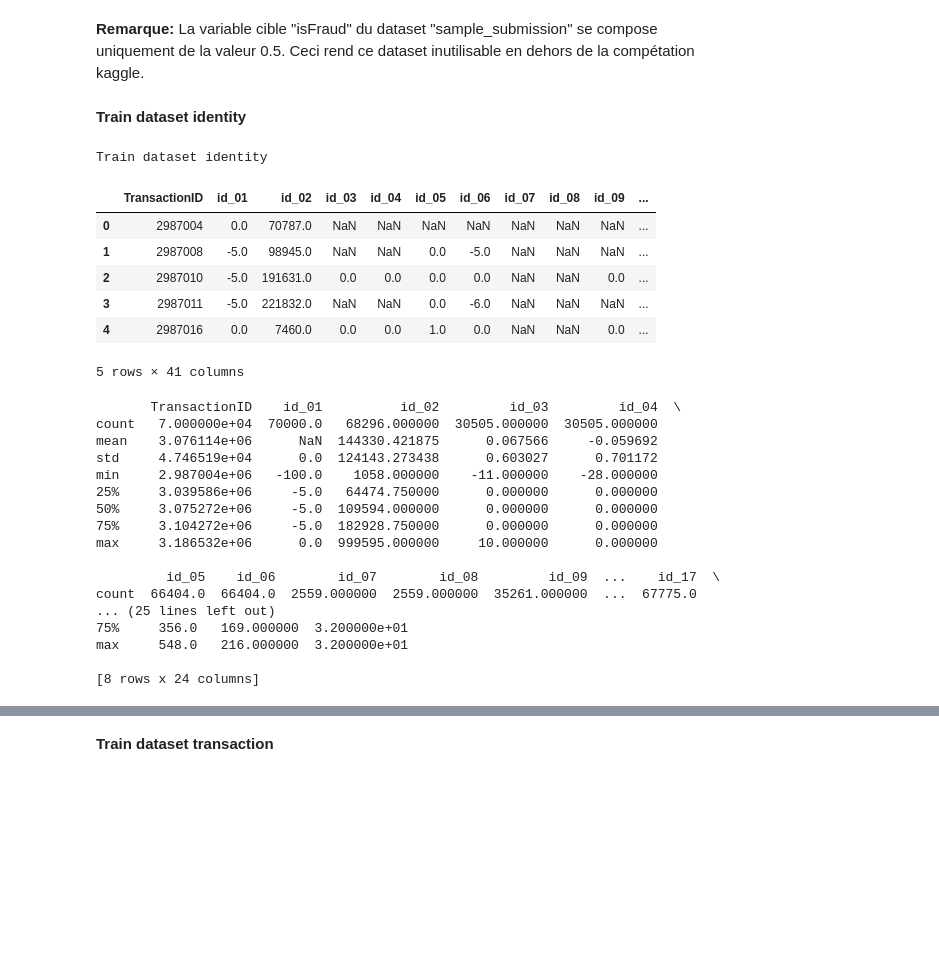
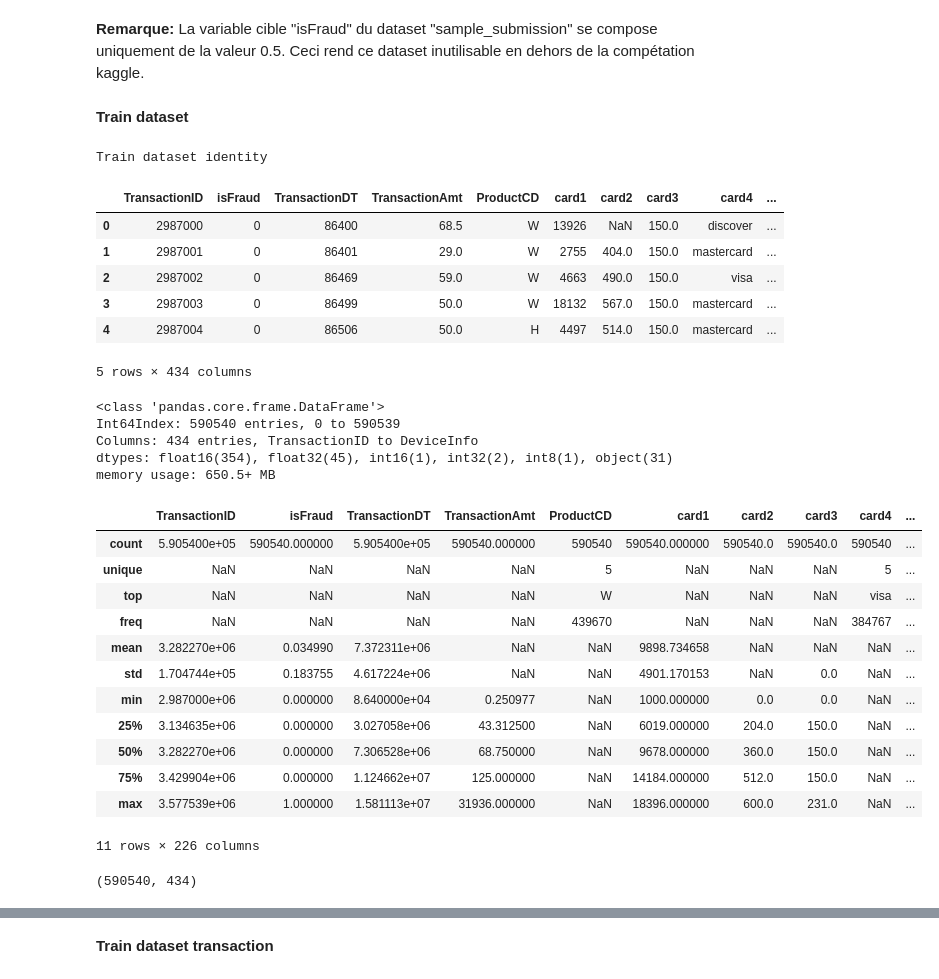
Before and after one commit to abakamousa/fraud_detection, a Jupyter notebook: Fraud_detection.ipynb, the cells around one changed output, grey strips where cells are left out. Cells and saved outputs as stored; diff of their text form; code cells hidden in the pictures; blank space fills up the shorter version.

```diff
--- a/Fraud_detection.ipynb
+++ b/Fraud_detection.ipynb
@@ -147,37 +148,45 @@ array([0.5], dtype=float16)
 # %% [markdown]
 **Remarque:**  La variable cible "isFraud" du dataset "sample_submission" se compose uniquement de la valeur 0.5. Ceci rend ce dataset inutilisable en dehors de la compétation kaggle.
 # %% [markdown]
-**Train dataset identity**
+**Train dataset**
 # %%
 print("Train dataset identity")
-df_identity_red.head(5)
+train.head(5)
 # %% [output]
 Train dataset identity
-|  | TransactionID | id_01 | id_02 | id_03 | id_04 | id_05 | id_06 | id_07 | id_08 | id_09 | ... |
-| 0 | 2987004 | 0.0 | 70787.0 | NaN | NaN | NaN | NaN | NaN | NaN | NaN | ... |
-| 1 | 2987008 | -5.0 | 98945.0 | NaN | NaN | 0.0 | -5.0 | NaN | NaN | NaN | ... |
-| 2 | 2987010 | -5.0 | 191631.0 | 0.0 | 0.0 | 0.0 | 0.0 | NaN | NaN | 0.0 | ... |
-| 3 | 2987011 | -5.0 | 221832.0 | NaN | NaN | 0.0 | -6.0 | NaN | NaN | NaN | ... |
-| 4 | 2987016 | 0.0 | 7460.0 | 0.0 | 0.0 | 1.0 | 0.0 | NaN | NaN | 0.0 | ... |
+|  | TransactionID | isFraud | TransactionDT | TransactionAmt | ProductCD | card1 | card2 | card3 | card4 | ... |
+| 0 | 2987000 | 0 | 86400 | 68.5 | W | 13926 | NaN | 150.0 | discover | ... |
+| 1 | 2987001 | 0 | 86401 | 29.0 | W | 2755 | 404.0 | 150.0 | mastercard | ... |
+| 2 | 2987002 | 0 | 86469 | 59.0 | W | 4663 | 490.0 | 150.0 | visa | ... |
+| 3 | 2987003 | 0 | 86499 | 50.0 | W | 18132 | 567.0 | 150.0 | mastercard | ... |
+| 4 | 2987004 | 0 | 86506 | 50.0 | H | 4497 | 514.0 | 150.0 | mastercard | ... |
-5 rows × 41 columns
+5 rows × 434 columns
+# %%
+train.info()
+# %% [output]
+<class 'pandas.core.frame.DataFrame'>
+Int64Index: 590540 entries, 0 to 590539
+Columns: 434 entries, TransactionID to DeviceInfo
+dtypes: float16(354), float32(45), int16(1), int32(2), int8(1), object(31)
+memory usage: 650.5+ MB
 # %%
-print(df_identity_red.describe())
+train.describe(include="all")
 # %% [output]
+|  | TransactionID | isFraud | TransactionDT | TransactionAmt | ProductCD | card1 | card2 | card3 | card4 | ... |
+| count | 5.905400e+05 | 590540.000000 | 5.905400e+05 | 590540.000000 | 590540 | 590540.000000 | 590540.0 | 590540.0 | 590540 | ... |
+| unique | NaN | NaN | NaN | NaN | 5 | NaN | NaN | NaN | 5 | ... |
+| top | NaN | NaN | NaN | NaN | W | NaN | NaN | NaN | visa | ... |
+| freq | NaN | NaN | NaN | NaN | 439670 | NaN | NaN | NaN | 384767 | ... |
+| mean | 3.282270e+06 | 0.034990 | 7.372311e+06 | NaN | NaN | 9898.734658 | NaN | NaN | NaN | ... |
+| std | 1.704744e+05 | 0.183755 | 4.617224e+06 | NaN | NaN | 4901.170153 | NaN | 0.0 | NaN | ... |
+| min | 2.987000e+06 | 0.000000 | 8.640000e+04 | 0.250977 | NaN | 1000.000000 | 0.0 | 0.0 | NaN | ... |
+| 25% | 3.134635e+06 | 0.000000 | 3.027058e+06 | 43.312500 | NaN | 6019.000000 | 204.0 | 150.0 | NaN | ... |
+| 50% | 3.282270e+06 | 0.000000 | 7.306528e+06 | 68.750000 | NaN | 9678.000000 | 360.0 | 150.0 | NaN | ... |
+| 75% | 3.429904e+06 | 0.000000 | 1.124662e+07 | 125.000000 | NaN | 14184.000000 | 512.0 | 150.0 | NaN | ... |
+| max | 3.577539e+06 | 1.000000 | 1.581113e+07 | 31936.000000 | NaN | 18396.000000 | 600.0 | 231.0 | NaN | ... |
-       TransactionID    id_01          id_02         id_03         id_04  \
-count   7.000000e+04  70000.0   68296.000000  30505.000000  30505.000000
-mean    3.076114e+06      NaN  144330.421875      0.067566     -0.059692
-std     4.746519e+04      0.0  124143.273438      0.603027      0.701172
-min     2.987004e+06   -100.0    1058.000000    -11.000000    -28.000000
-25%     3.039586e+06     -5.0   64474.750000      0.000000      0.000000
-50%     3.075272e+06     -5.0  109594.000000      0.000000      0.000000
-75%     3.104272e+06     -5.0  182928.750000      0.000000      0.000000
-max     3.186532e+06      0.0  999595.000000     10.000000      0.000000
-
-         id_05    id_06        id_07        id_08         id_09  ...    id_17  \
-count  66404.0  66404.0  2559.000000  2559.000000  35261.000000  ...  67775.0
-... (25 lines left out)
-75%     356.0   169.000000  3.200000e+01
-max     548.0   216.000000  3.200000e+01
-
-[8 rows x 24 columns]
+11 rows × 226 columns
+# %%
+train.shape
+# %% [output]
+(590540, 434)
 # %%
```
Also changed, not shown: parts of 34 cells of this notebook.
